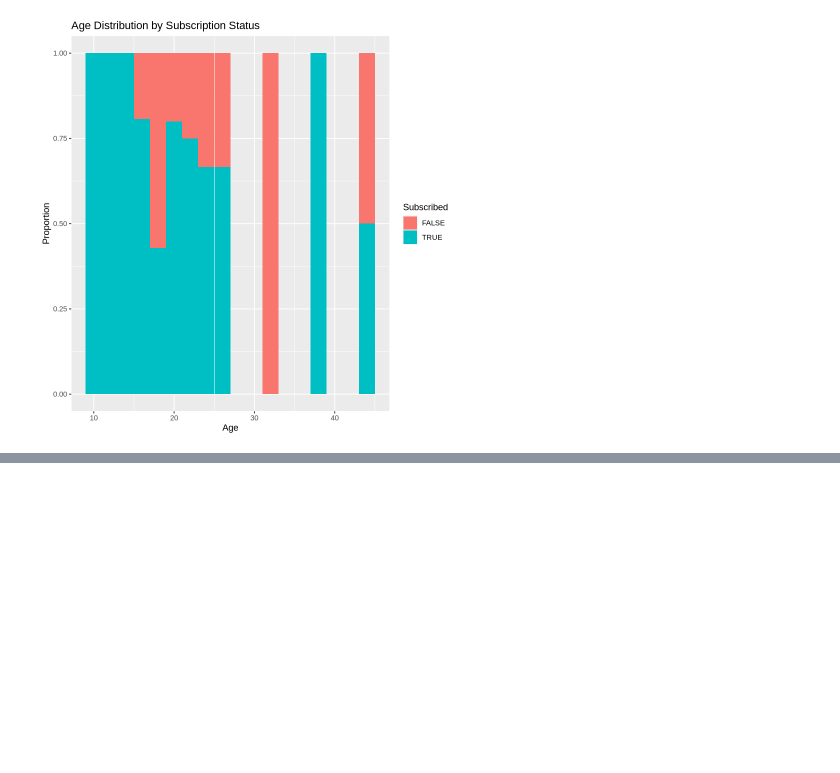
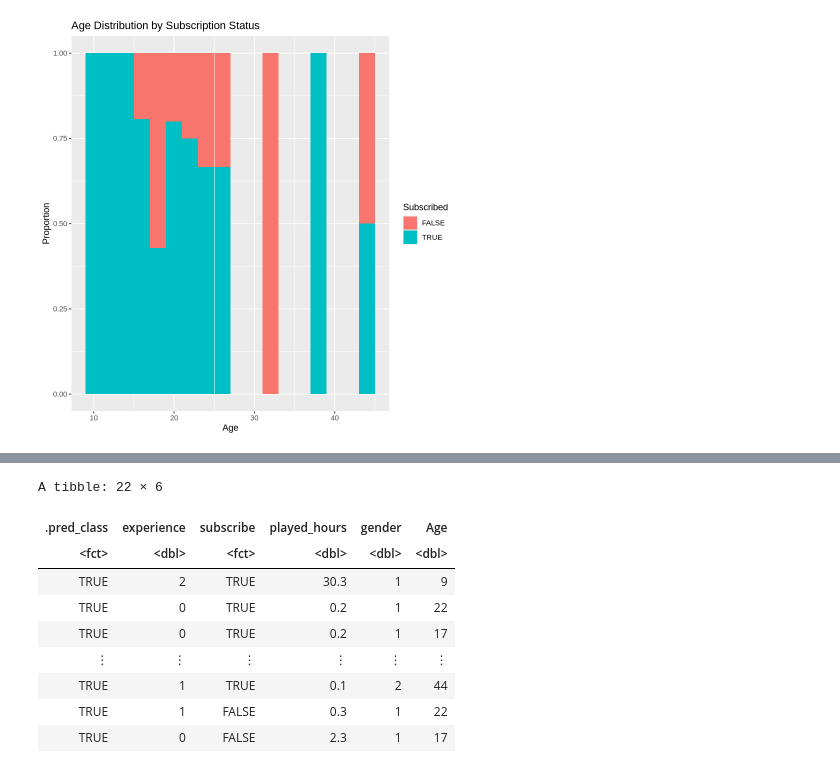
Before and after one commit to HarryLiang-CS/PLAIcraft-Player-Analytics, a Jupyter notebook: Group Project.ipynb, the cells around one changed output, grey strips where cells are left out. Saved outputs shown, nothing was run; the diff lists cells and outputs as text; code cells hidden in the pictures; blank space fills up the shorter version.

```diff
--- a/Group Project.ipynb
+++ b/Group Project.ipynb
@@ -253,42 +252,16 @@ Warning message:
 (`geom_bar()`).”
 [figure]
 # %%
-set.seed(2020)
+set.seed(2026)
 #Performs the data analysis
 players_split <- initial_split(players, prop = 0.7, strata = subscribe)
 players_train <- training(players_split)
 players_test <- testing(players_split)
 #Create the recipe
-recipe <- recipe(subscribe~gender + experience, data = players_train) |>
+recipe <- recipe(subscribe~., data = players_train) |>
     step_scale(all_predictors()) |>
     step_center(all_predictors())
 #Create the model
 knn_spec <- nearest_neighbor(weight_func = "rectangular", neighbors = tune()) |>
     set_engine("kknn") |>
     set_mode("classification")
-#Make the tibble of Value of K that we want to try
-k_vals <- tibble(neighbors = seq(from = 1, to = 40, by = 1))
-#Split the data
-vfold <- vfold_cv(players_train, v = 5, strata = subscribe)
-#Fit the knn model
-fit <- workflow() |>
-    add_recipe(recipe) |>
-    add_model(knn_spec) |>
-    tune_grid(resample = vfold, grid = k_vals)
-#Collect the metrics
-metrics <- collect_metrics(fit)
-#Finding the best K
-best_k <- metrics |>
-        filter(.metric == "accuracy") |>
-        arrange(desc(mean)) |>
-        head(1) |>
-        pull(neighbors)
-best_k
-#Plot the accuracy versus K to prove the best K
-cross_val_plot <- metrics |>
-    filter(.metric == "accuracy") |>
-    ggplot(aes(x = neighbors, y = mean)) +
-    geom_point() +
-    geom_line() +
-    labs(x = "Neighbors", y = "Accuracy Estimate")
-cross_val_plot
@@ -298,0 +268,3 @@ There were issues with some computations   A: x1
+# %%
+#Make the tibble of Value of K that we want to try
+k_vals <- tibble(neighbors = seq(from = 1, to = 35, by = 1))
@@ -299,18 +316,29 @@ There were issues with some computations   A: x1
 # %%
 #Create the model for the best K
-knn_spec_best_K <- nearest_neighbor(weight_func = "rectangular", neighbors = 13) |>
+knn_spec_best_K <- nearest_neighbor(weight_func = "rectangular", neighbors = 10) |>
     set_engine("kknn") |>
     set_mode("classification")
 #Fit the knn model for the best K
 fit_best_K <- workflow() |>
     add_recipe(recipe) |>
     add_model(knn_spec_best_K) |>
     fit(data = players_train)
 #Predict the testing data
 players_predictions <- predict(fit_best_K, players_test)
 #Merge the prediction with testing data to compare the prediction
 players_predictions <- bind_cols(players_predictions, players_test)
 players_predictions
+# %% [output]
+A tibble: 22 × 6
+| .pred_class | experience | subscribe | played_hours | gender | Age |
+| <fct> | <dbl> | <fct> | <dbl> | <dbl> | <dbl> |
+| TRUE | 2 | TRUE | 30.3 | 1 | 9 |
+| TRUE | 0 | TRUE | 0.2 | 1 | 22 |
+| TRUE | 0 | TRUE | 0.2 | 1 | 17 |
+| ⋮ | ⋮ | ⋮ | ⋮ | ⋮ | ⋮ |
+| TRUE | 1 | TRUE | 0.1 | 2 | 44 |
+| TRUE | 1 | FALSE | 0.3 | 1 | 22 |
+| TRUE | 0 | FALSE | 2.3 | 1 | 17 |
 # %%
 #Collect the metrics
 players_metrics <- players_predictions |>
```
Also changed, not shown: parts of 8 cells of this notebook.
